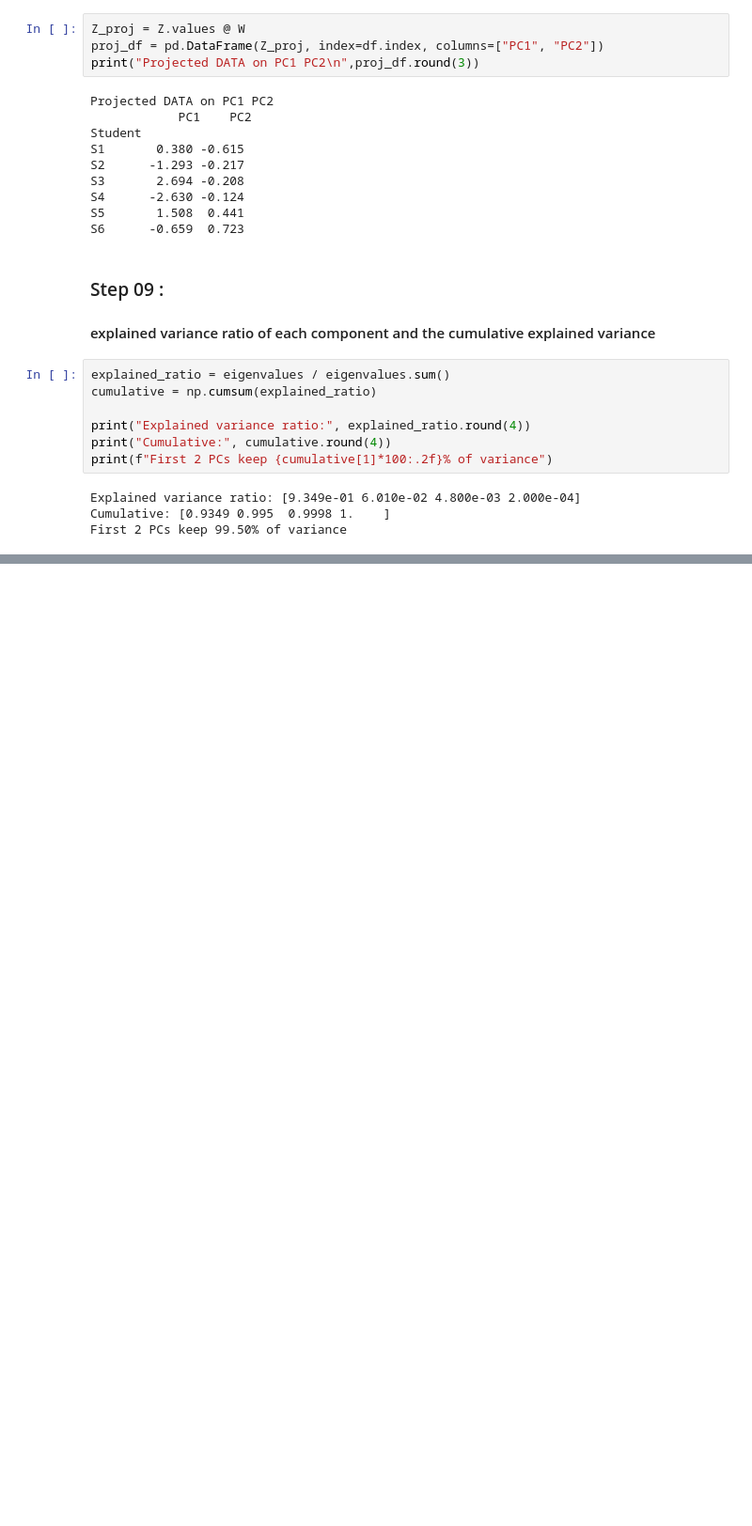
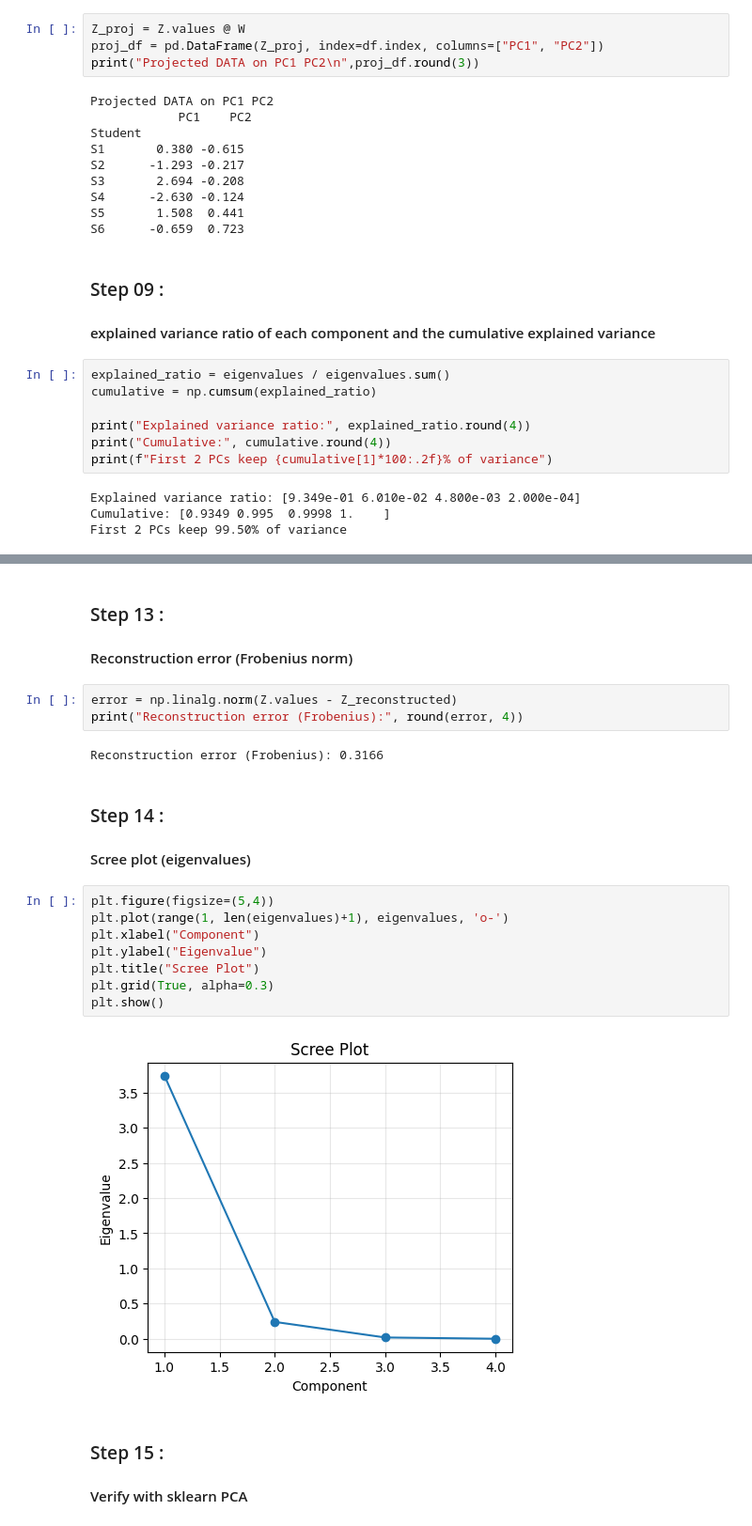
Before and after one commit to abdeldjabbar01/machine-learning-tp2-Abba-Abdeldjabbar, a Jupyter notebook: TP-02-ABBA-Abdeldjabbar.ipynb, the cells around one changed output, grey strips where cells are left out. Shown at 94% size. Saved outputs shown, nothing was run; the diff lists cells and outputs as text; blank space fills up the shorter version.

```diff
--- a/TP-02-ABBA-Abdeldjabbar.ipynb
+++ b/TP-02-ABBA-Abdeldjabbar.ipynb
@@ -153,0 +215,24 @@ First 2 PCs keep 99.50% of variance
+# %% [markdown]
+### Step 13 :
+#### Reconstruction error (Frobenius norm)
+# %%
+error = np.linalg.norm(Z.values - Z_reconstructed)
+print("Reconstruction error (Frobenius):", round(error, 4))
+# %% [output]
+Reconstruction error (Frobenius): 0.3166
+# %% [markdown]
+### Step 14 :
+#### Scree plot (eigenvalues)
+# %%
+plt.figure(figsize=(5,4))
+plt.plot(range(1, len(eigenvalues)+1), eigenvalues, 'o-')
+plt.xlabel("Component")
+plt.ylabel("Eigenvalue")
+plt.title("Scree Plot")
+plt.grid(True, alpha=0.3)
+plt.show()
+# %% [output]
+[figure, added]
+# %% [markdown]
+### Step 15 :
+#### Verify with sklearn PCA
```
Also changed, not shown: parts of 14 cells of this notebook, 1 other file.
